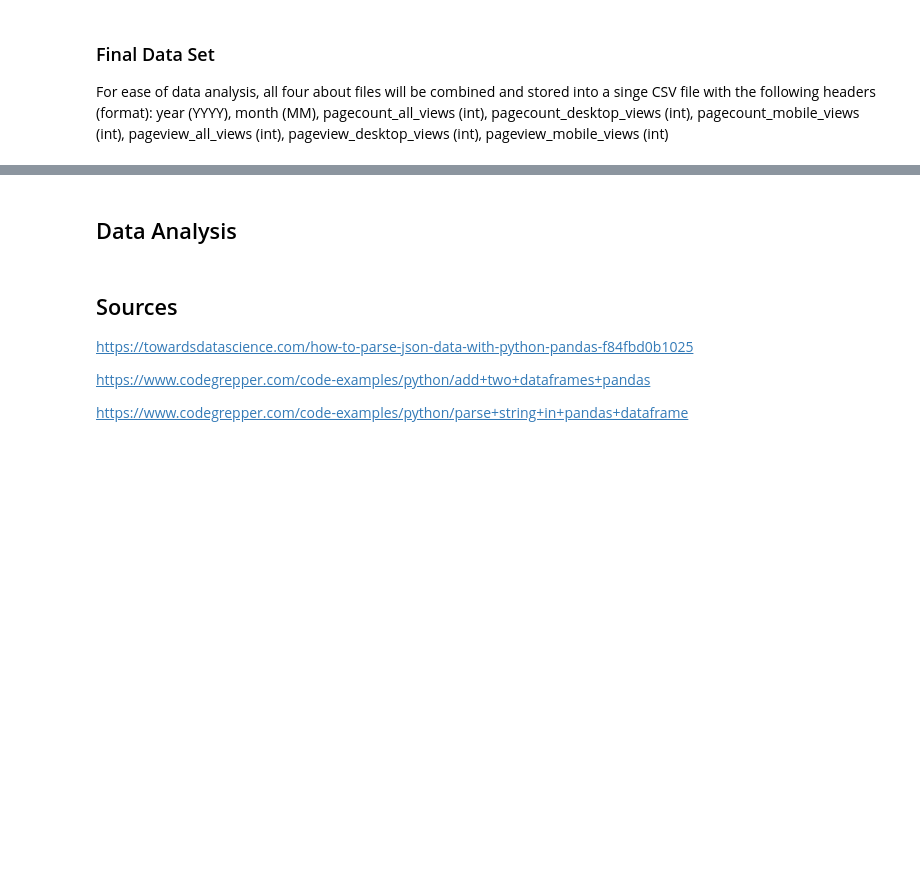
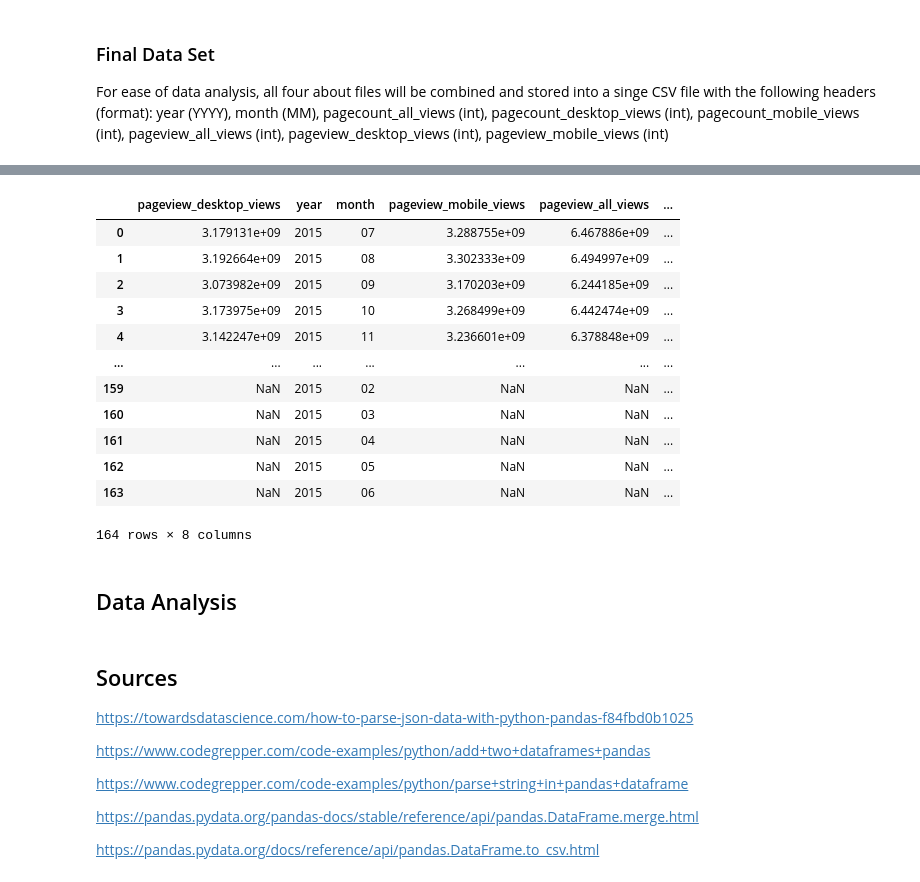
Before and after one commit to aaliyahfiala42/data-512-a1, a Jupyter notebook: hcds-a1-data-curation.ipynb, the cells around one changed output, grey strips where cells are left out. Saved outputs shown, nothing was run; the diff lists cells and outputs as text; code cells hidden in the pictures; blank space fills up the shorter version.

Commit message:
Created final data file for analysis

```diff
--- a/hcds-a1-data-curation.ipynb
+++ b/hcds-a1-data-curation.ipynb
@@ -318,0 +342,34 @@ For ease of data analysis, all four about files will be combined and stored into
+# %%
+#merge together legacy mobile & desktop data
+legacy_merged = pd.merge(legacy_desktop, legacy_mobile, how = 'outer', left_on = ['year', 'month'], right_on = ['year', 'month'])
+
+#replace nulls with 0
+legacy_merged['views_x'] = legacy_merged['views_x'].fillna(0)
+legacy_merged['views_y'] = legacy_merged['views_y'].fillna(0)
+
+
+#create total field for Legacy all (mobile & desktop)
+legacy_total = legacy_merged['views_x'] + legacy_merged['views_y']
+
+#add new field to complete legacy data
+legacy_merged = pd.concat([legacy_merged, legacy_total], axis = 1)
+
+#rename columns
+legacy_merged.columns = ['pagecount_desktop_views', 'year', 'month', 'pagecount_mobile_views', 'pagecount_all_views']
+# %%
+#merge together legacy mobile & desktop data
+pageviews_merged = pd.merge(pageviews_desktop, pageviews_mobile, how = 'outer', left_on = ['year', 'month'], right_on = ['year', 'month'])
+
+#replace nulls with 0
+pageviews_merged['views_x'] = pageviews_merged['views_x'].fillna(0)
+pageviews_merged['views_y'] = pageviews_merged['views_y'].fillna(0)
+
+
+#create total field for Legacy all (mobile & desktop)
+pageviews_total = pageviews_merged['views_x'] + pageviews_merged['views_y']
+
+#add new field to complete legacy data
+pageviews_merged = pd.concat([pageviews_merged, pageviews_total], axis = 1)
+
+#rename columns
+pageviews_merged.columns = ['pageview_desktop_views', 'year', 'month', 'pageview_mobile_views', 'pageview_all_views']
@@ -318,0 +392,18 @@ For ease of data analysis, all four about files will be combined and stored into
+# %%
+#merging pageviews and pagecounts to get a single dataframe
+all_wiki_views = pd.merge(pageviews_merged, legacy_merged, how = 'outer', left_on = ['year', 'month'], right_on = ['year', 'month'])
+all_wiki_views
+# %% [output]
+|  | pageview_desktop_views | year | month | pageview_mobile_views | pageview_all_views | ... |
+| 0 | 3.179131e+09 | 2015 | 07 | 3.288755e+09 | 6.467886e+09 | ... |
+| 1 | 3.192664e+09 | 2015 | 08 | 3.302333e+09 | 6.494997e+09 | ... |
+| 2 | 3.073982e+09 | 2015 | 09 | 3.170203e+09 | 6.244185e+09 | ... |
+| 3 | 3.173975e+09 | 2015 | 10 | 3.268499e+09 | 6.442474e+09 | ... |
+| 4 | 3.142247e+09 | 2015 | 11 | 3.236601e+09 | 6.378848e+09 | ... |
+| ... | ... | ... | ... | ... | ... | ... |
+| 159 | NaN | 2015 | 02 | NaN | NaN | ... |
+| 160 | NaN | 2015 | 03 | NaN | NaN | ... |
+| 161 | NaN | 2015 | 04 | NaN | NaN | ... |
+| 162 | NaN | 2015 | 05 | NaN | NaN | ... |
+| 163 | NaN | 2015 | 06 | NaN | NaN | ... |
+164 rows × 8 columns
@@ -326,3 +421,7 @@ https://towardsdatascience.com/how-to-parse-json-data-with-python-pandas-f84fbd0
 https://www.codegrepper.com/code-examples/python/add+two+dataframes+pandas
 
 https://www.codegrepper.com/code-examples/python/parse+string+in+pandas+dataframe
+
+https://pandas.pydata.org/pandas-docs/stable/reference/api/pandas.DataFrame.merge.html
+
+https://pandas.pydata.org/docs/reference/api/pandas.DataFrame.to_csv.html
```
Also changed, not shown: parts of 6 cells of this notebook.
